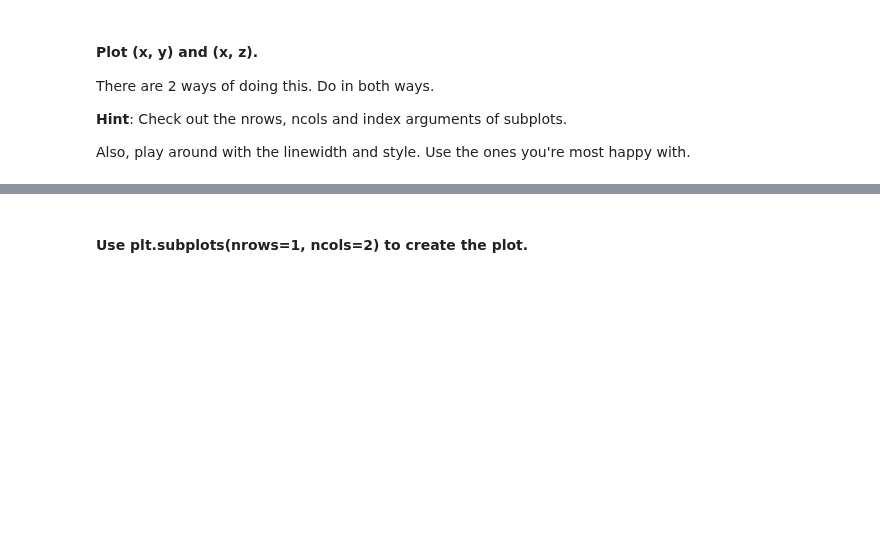
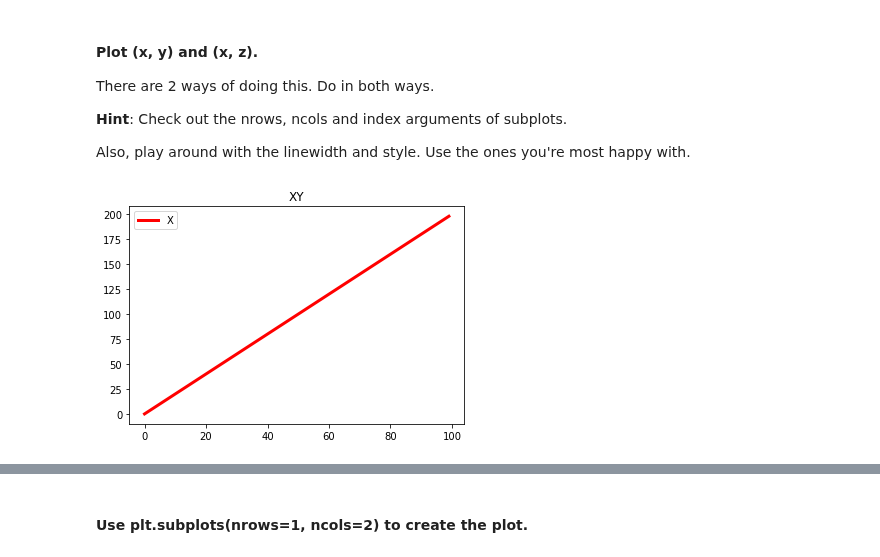
Before and after one commit to ta-data-lis/lab-matplotlib-seaborn, a Jupyter notebook: your-code/main.ipynb, the cells around one changed output, grey strips where cells are left out. Drawn from its saved outputs; the diff is of its cells as text; code cells hidden in the pictures; blank space fills up the shorter version.

```diff
--- a/your-code/main.ipynb
+++ b/your-code/main.ipynb
@@ -24,0 +27,8 @@ Also, play around with the linewidth and style. Use the ones you're most happy w
+# %%
+# Method 1
+plt.plot(x,y, color='red', linewidth=3)
+plt.title('XY')
+plt.legend(['X', 'Y'])
+plt.show()
+# %% [output]
+[figure, added]
```
Also changed, not shown: parts of 54 cells of this notebook, 2 other files.
